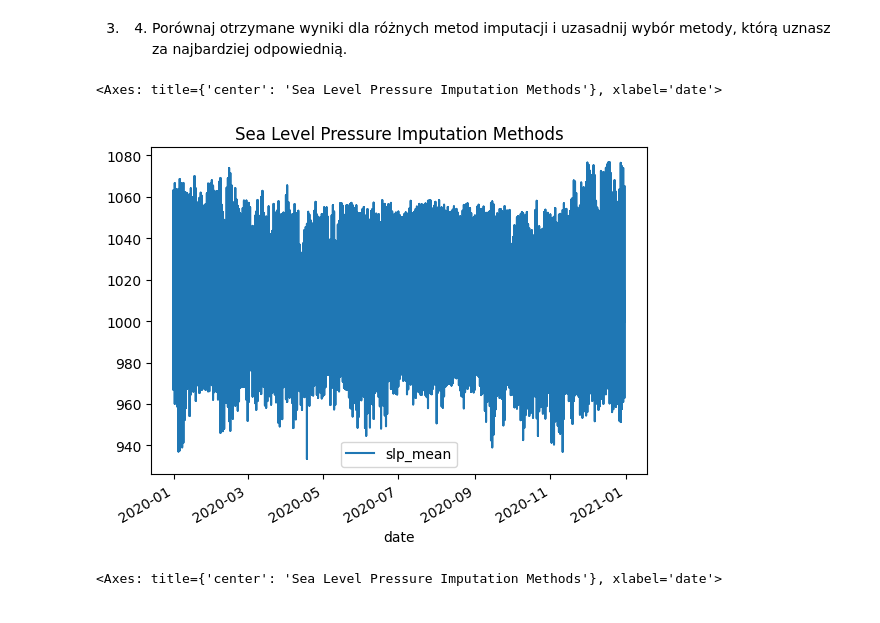
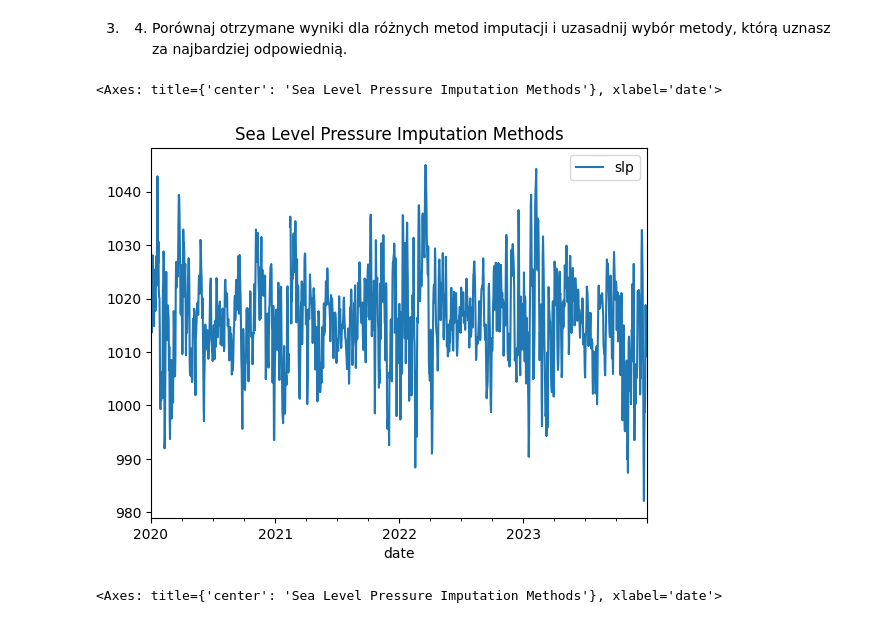
Before and after one commit to igoro00/pdzd, a Jupyter notebook: 2.ipynb, the cells around one changed output. Cells and saved outputs as stored; diff of their text form; code cells hidden in the pictures.

```diff
--- a/2.ipynb
+++ b/2.ipynb
@@ -3,3 +3,8 @@ import pandas as pd
 import matplotlib.pyplot as plt
 # %%
 df = pd.read_csv("weather.csv.gz")
+# %%
+final = pd.read_csv("final.csv.gz")
+final['date'] = pd.to_datetime(final['date'])
+final.set_index(['CTRY_ISO', 'date'], inplace=True)
+final
@@ -111,10 +131,10 @@ NO[["prcp", "wdsp", "visib", "slp", "sndp", "dewp", "mxpsd"]].describe()
 # %% [markdown]
 3. 1. Zidentyfikuj brakujące wartości w zbiorze, sprawdź liczbę braków w poszczególnych kolumnach oraz określ ich udział procentowy,
 # %%
-weather_cols = ['temp', 'prcp', 'wdsp', 'visib', 'slp', 'sndp', 'dewp', 'mxpsd']
+weather_cols = ['temp', 'prcp', 'wdsp', 'slp', 'dewp']
 
-nan_count = df[weather_cols].isna().sum()
-nan_percent = df[weather_cols].isna().mean() * 100
+nan_count = final[weather_cols].isna().sum()
+nan_percent = final[weather_cols].isna().mean() * 100
 
 nan_summary = pd.DataFrame({
     'NaN_count': nan_count,
@@ -155,15 +169,15 @@ nan_summary
 # %% [markdown]
 3. 3. Wybierz co najmniej dwie zmienne pogodowe i uzupełnij brakujące wartości stosując różne metody imputacji: średnia, mediana, interpolacja w czasie,
 # %%
-new_df = df[(df['date'] >= '2020-01-01') & (df['date'] <= '2020-12-31')].copy()
-new_df['date'] = pd.to_datetime(new_df['date'])
-new_df = new_df.set_index('date')
-new_df = new_df.sort_index()
+final = final.sort_values(['CTRY_ISO', 'date'])
+final = final.reset_index()
+final = final.set_index('date')
 
-new_df['slp_mean'] = new_df['slp'].fillna(new_df['slp'].mean())
-new_df['slp_median'] = new_df['slp'].fillna(new_df['slp'].median())
-new_df['slp_interp'] = new_df['slp'].interpolate(method='time')
+for col in weather_cols:
+    final[col] = final.groupby('CTRY_ISO')[col].transform(
+        lambda x: x.interpolate(method='time')
+    )
 
-new_df['prcp_mean'] = new_df['prcp'].fillna(new_df['prcp'].mean())
-new_df['prcp_median'] = new_df['prcp'].fillna(new_df['prcp'].median())
-new_df['prcp_interp'] = new_df['prcp'].interpolate(method='time')
+final = final.reset_index()
+final.set_index(['CTRY_ISO', 'date'], inplace=True)
+final
@@ -170,10 +199,10 @@ new_df['prcp_interp'] = new_df['prcp'].interpolate(method='time')
 # %% [markdown]
 3. 4. Porównaj otrzymane wyniki dla różnych metod imputacji i uzasadnij wybór metody, którą uznasz za najbardziej odpowiednią.
 # %%
-new_df.plot(use_index=True, y=['slp_mean'], title='Sea Level Pressure Imputation Methods')
+final.loc['PL'].plot(use_index=True, y=['slp'], title='Sea Level Pressure Imputation Methods')
 # %% [output]
 <Axes: title={'center': 'Sea Level Pressure Imputation Methods'}, xlabel='date'>
-[figure, old version]
+[figure, new version]
 # %%
 new_df.plot(use_index=True, y=['slp_median'], title='Sea Level Pressure Imputation Methods')
 # %% [output]
```
Also changed, not shown: parts of 4 cells of this notebook, 1 other file.
